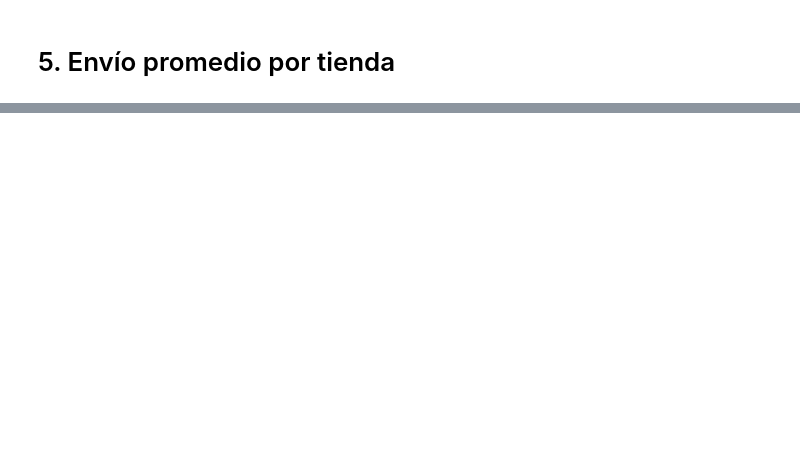
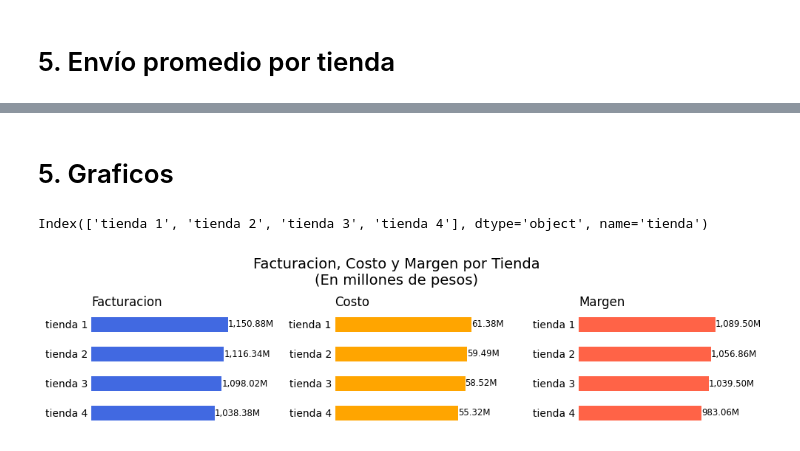
Before and after one commit to rmedi21/challenge-alura-store, a Jupyter notebook: AluraStoreLatam.ipynb, the cells around one changed output, grey strips where cells are left out. Drawn from its saved outputs; the diff is of its cells as text; code cells hidden in the pictures; blank space fills up the shorter version.

```diff
--- a/AluraStoreLatam.ipynb
+++ b/AluraStoreLatam.ipynb
@@ -26,12 +68,2 @@ tienda.head()
 # %% [markdown]
 #1. Análisis de facturación
-# %%
-# formato
-tiendas = [tienda, tienda2, tienda3, tienda4]
-
-for i in range(len(tiendas)):
-  tiendas[i].insert(0, "tienda", i + 1)
-
-df_tiendas = pd.concat(tiendas)
-
-df_tiendas['Fecha de Compra'] = pd.to_datetime(df_tiendas['Fecha de Compra'], format='%d/%m/%Y')
@@ -76,0 +316,40 @@ tiendas_group.sum(numeric_only = True)
+# %% [markdown]
+# 5. Graficos
+# %%
+df_tiendas_resumen.index
+# %% [output]
+Index(['tienda 1', 'tienda 2', 'tienda 3', 'tienda 4'], dtype='object', name='tienda')
+# %%
+# Grafico 1: Facturacion, Costo y Margen
+# La tienda 4 es la que genera mayor facturacion y tiene mayor margen
+colores = ['royalblue', 'orange', 'tomato']
+df_tiendas_resumen = df_tiendas.groupby('tienda') \
+                               .agg(facturacion=('precio', 'sum'), costo=('costo', 'sum'))
+df_tiendas_resumen['margen'] = df_tiendas.groupby('tienda') \
+                                         .apply(lambda x: x['precio'].sum() - x['costo'].sum(), include_groups=False)
+
+fig, axs = plt.subplots(1, 3, figsize=(11,2))
+fig.suptitle('Facturacion, Costo y Margen por Tienda\n(En millones de pesos)', fontsize=14, y=1.25)
+fig.subplots_adjust(hspace=0.3, wspace=0.7)     # Ajustar espaciado entre graficos, en % del fig
+
+for i, ax in enumerate(axs.flat):
+  concepto = df_tiendas_resumen.columns[i]
+  data = df_tiendas_resumen[concepto].sort_values(ascending=True)
+
+  # Grafico
+  ax.barh(data.index, data, color=colores[i], height=0.5)
+
+  # Estilos
+  ax.set_frame_on(False)          # quitar borde
+  ax.xaxis.set_visible(False)     # ocultar el eje x
+  ax.set_title(concepto.capitalize(), loc='left', fontsize=12)
+  ax.tick_params(axis='y', which='both', size=0)
+
+  # Agregar valores
+  for i, valor in enumerate(data):
+    valor_mill = valor / 1000000
+    ax.text(valor + 30, i, f"{valor_mill:,.2f}M", color='black', fontsize=8.5, ha='left', va='center')   # x, y, texto, estilos
+
+plt.show()
+# %% [output]
+[figure, added]
```
Also changed, not shown: parts of 24 cells of this notebook.
